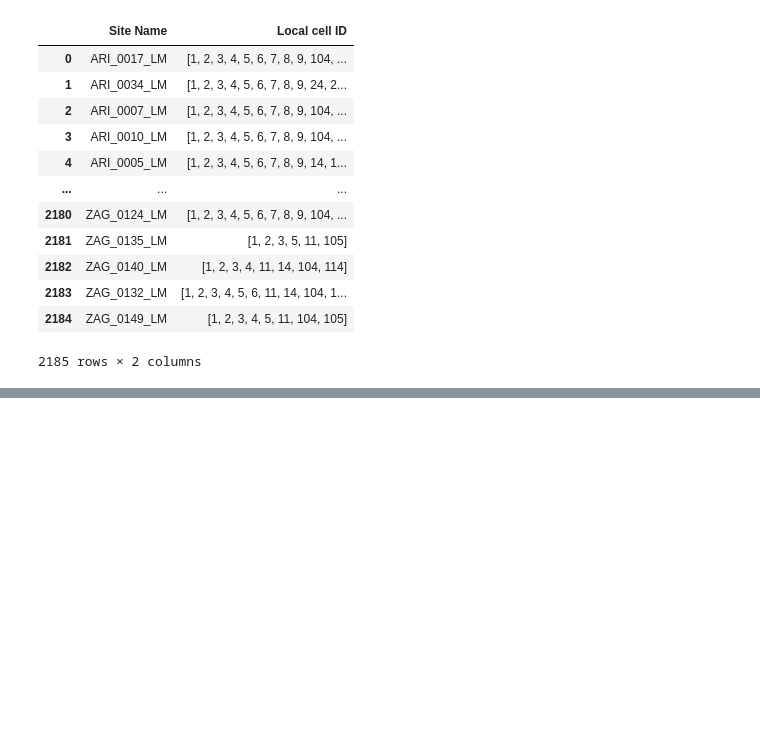
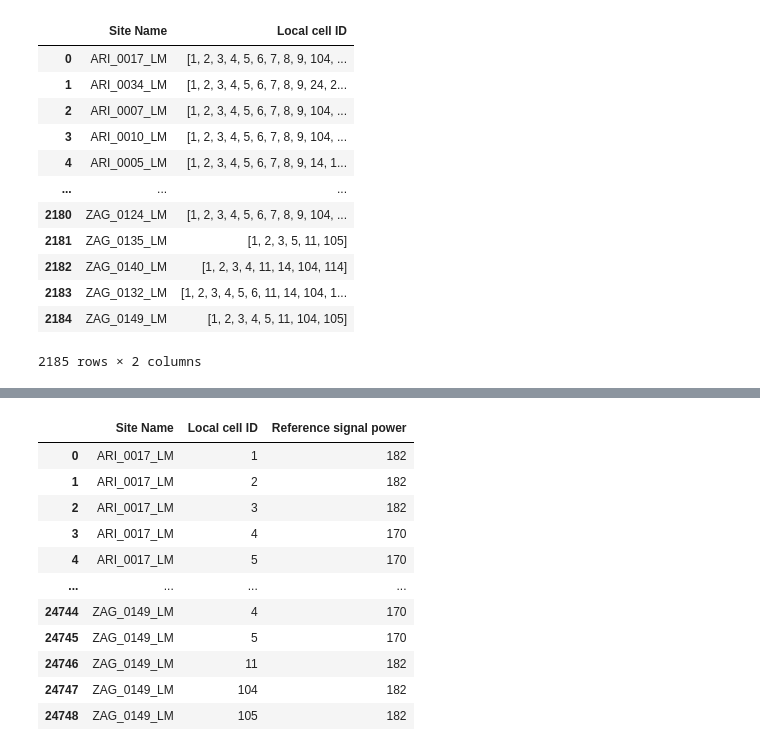
Before and after one commit to eyabelguith/AutomationProject, a Jupyter notebook: 1st_try.ipynb, the cells around one changed output, grey strips where cells are left out. Saved outputs shown, nothing was run; the diff lists cells and outputs as text; code cells hidden in the pictures; blank space fills up the shorter version.

```diff
--- a/1st_try.ipynb
+++ b/1st_try.ipynb
@@ -1284,0 +1359,99 @@ dfPOWEwR2
+# %%
+import re
+import pandas as pd
+
+site_names = []
+local_cell_ids = []
+reference_signal_powers = []
+
+inside_section = False
+current_block = []
+
+# Define the regular expression pattern to mask the first set of numbers before the white space
+mask_pattern = r'^\d+\s+'
+# Define the regular expression pattern to capture the first set of numbers after masking
+number_pattern = r'^(\d+)\s+'
+
+# Iterate through the lines in the file contents
+for line in Pfile_contents:
+    if line.startswith("==========Succeeded MML Command=========="):
+        # Set the flag to indicate we're inside the desired section
+        inside_section = True
+    elif inside_section:
+        if line.startswith("MML Command"):
+            # If current_block is not empty, extract site name from it
+            if current_block:
+                site_name = None
+                local_cell_ids_block = []
+                reference_signal_powers_block = []
+                for block_line in current_block:
+                    if "NE :" in block_line:
+                        site_name = block_line.split("NE :")[1].strip()
+                    else:
+                        # Mask the first set of numbers before the white space
+                        masked_line = re.sub(mask_pattern, '', block_line)
+                        # Extract the first set of numbers after masking
+                        match = re.search(number_pattern, masked_line)
+                        if match:
+                            local_cell_ids_block.append(int(block_line.split()[0]))
+                            reference_signal_powers_block.append(int(match.group(1)))
+                # Extend the lists with the values from the current block
+                if site_name:
+                    site_names.extend([site_name] * max(len(local_cell_ids_block), len(reference_signal_powers_block)))
+                    local_cell_ids.extend(local_cell_ids_block)
+                    reference_signal_powers.extend(reference_signal_powers_block)
+                    # Append None to ensure lists have the same length
+                    if len(local_cell_ids_block) < len(reference_signal_powers_block):
+                        local_cell_ids_block.extend([None] * (len(reference_signal_powers_block) - len(local_cell_ids_block)))
+                    elif len(reference_signal_powers_block) < len(local_cell_ids_block):
+                        reference_signal_powers_block.extend([None] * (len(local_cell_ids_block) - len(reference_signal_powers_block)))
+            # Clear current block for the new one
+            current_block = []
+        # Add line to the current block
+        current_block.append(line)
+
+# Add the last block if any
+if current_block:
+    site_name = None
+    local_cell_ids_block = []
+    reference_signal_powers_block = []
+    for block_line in current_block:
+        if "NE :" in block_line:
+            site_name = block_line.split("NE :")[1].strip()
+        else:
+            # Mask the first set of numbers before the white space
+            masked_line = re.sub(mask_pattern, '', block_line)
+            # Extract the first set of numbers after masking
+            match = re.search(number_pattern, masked_line)
+            if match:
+                local_cell_ids_block.append(int(block_line.split()[0]))
+                reference_signal_powers_block.append(int(match.group(1)))
+    # Extend the lists with the values from the current block
+    if site_name:
+        site_names.extend([site_name] * max(len(local_cell_ids_block), len(reference_signal_powers_block)))
+        local_cell_ids.extend(local_cell_ids_block)
+        reference_signal_powers.extend(reference_signal_powers_block)
+        # Append None to ensure lists have the same length
+        if len(local_cell_ids_block) < len(reference_signal_powers_block):
+            local_cell_ids_block.extend([None] * (len(reference_signal_powers_block) - len(local_cell_ids_block)))
+        elif len(reference_signal_powers_block) < len(local_cell_ids_block):
+            reference_signal_powers_block.extend([None] * (len(local_cell_ids_block) - len(reference_signal_powers_block)))
+
+# Create a DataFrame from the lists
+dsssf = pd.DataFrame({'Site Name': site_names, 'Local cell ID': local_cell_ids, 'Reference signal power': reference_signal_powers})
+
+# Display the DataFrame
+dsssf
+# %% [output]
+|  | Site Name | Local cell ID | Reference signal power |
+| 0 | ARI_0017_LM | 1 | 182 |
+| 1 | ARI_0017_LM | 2 | 182 |
+| 2 | ARI_0017_LM | 3 | 182 |
+| 3 | ARI_0017_LM | 4 | 170 |
+| 4 | ARI_0017_LM | 5 | 170 |
+| ... | ... | ... | ... |
+| 24744 | ZAG_0149_LM | 4 | 170 |
+| 24745 | ZAG_0149_LM | 5 | 170 |
+| 24746 | ZAG_0149_LM | 11 | 182 |
+| 24747 | ZAG_0149_LM | 104 | 182 |
+| 24748 | ZAG_0149_LM | 105 | 182 |
```
Also changed, not shown: parts of 3 cells of this notebook.
